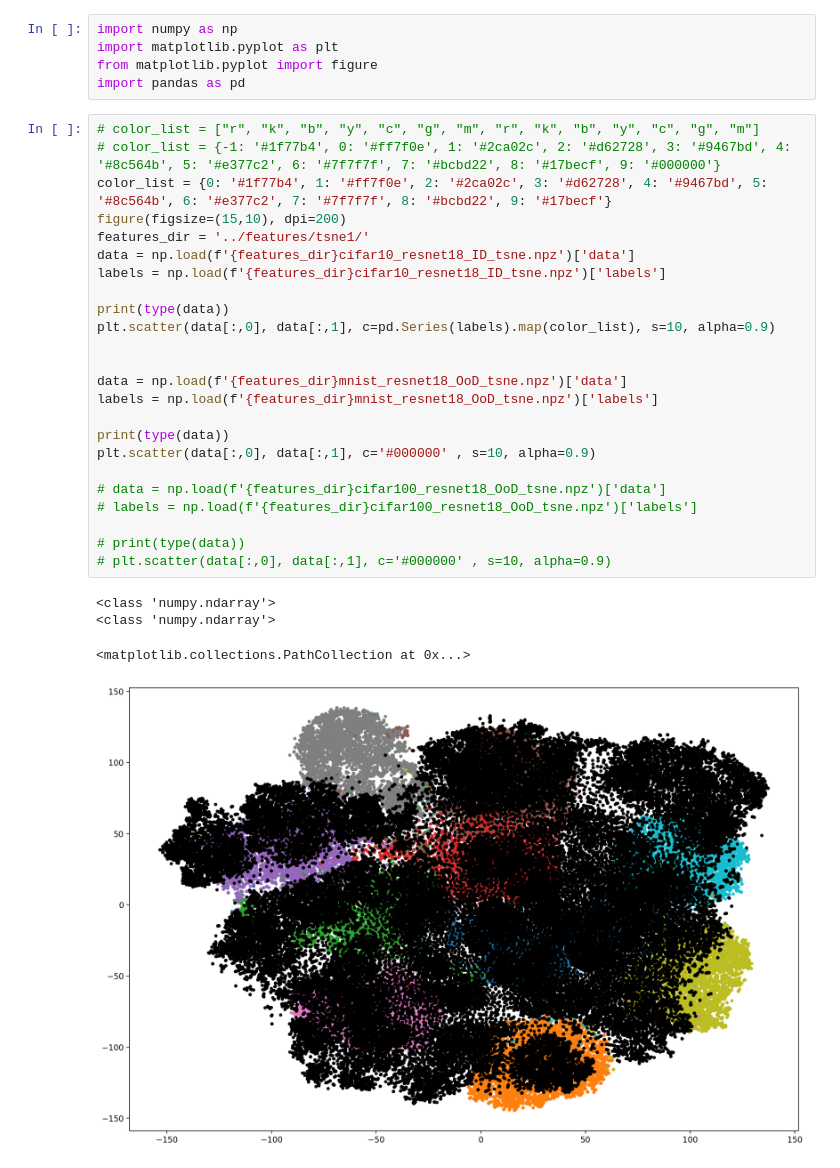
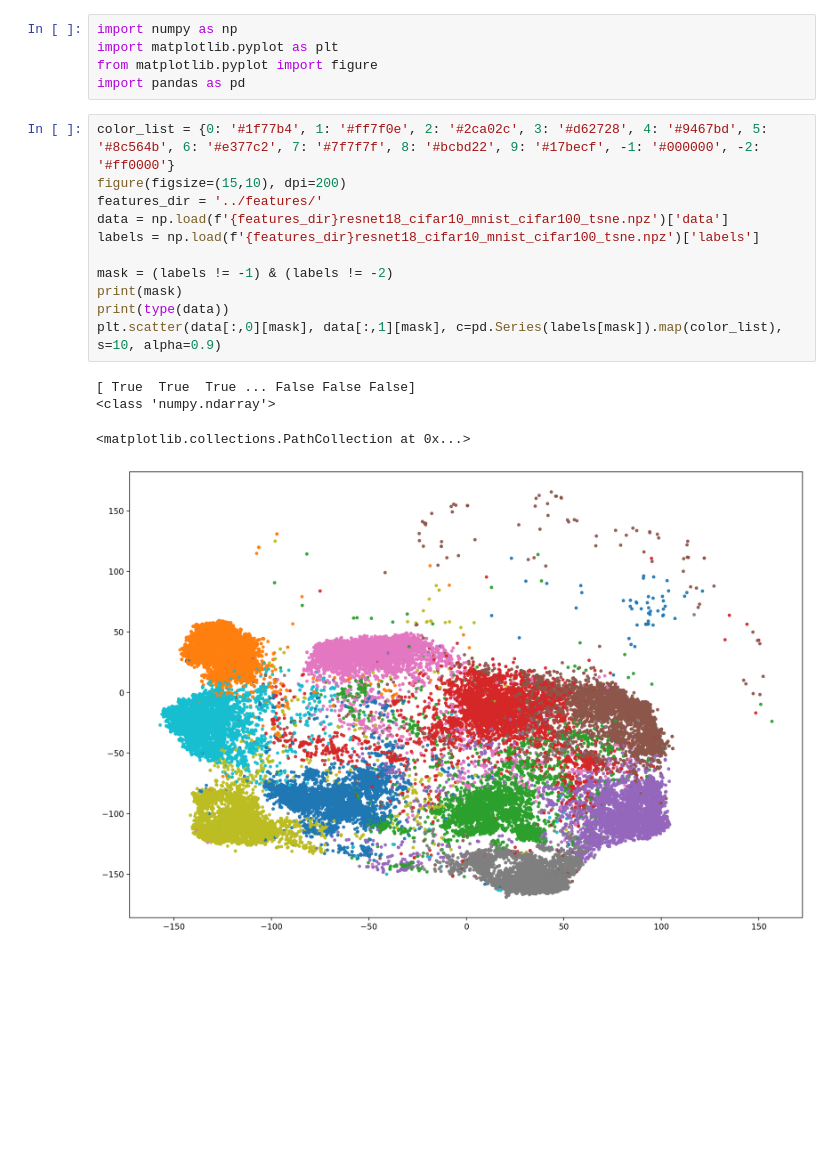
Before and after one commit to KonradBialek/near-far-ood, a Jupyter notebook: src/plot.ipynb, the cells around one changed output. Saved outputs shown, nothing was run; the diff lists cells and outputs as text; blank space fills up the shorter version.

```diff
--- a/src/plot.ipynb
+++ b/src/plot.ipynb
@@ -4,31 +4,18 @@ import matplotlib.pyplot as plt
 from matplotlib.pyplot import figure
 import pandas as pd
 # %%
-# color_list = ["r", "k", "b", "y", "c", "g", "m", "r", "k", "b", "y", "c", "g", "m"]
-# color_list = {-1: '#1f77b4', 0: '#ff7f0e', 1: '#2ca02c', 2: '#d62728', 3: '#9467bd', 4: '#8c564b', 5: '#e377c2', 6: '#7f7f7f', 7: '#bcbd22', 8: '#17becf', 9: '#000000'}
-color_list = {0: '#1f77b4', 1: '#ff7f0e', 2: '#2ca02c', 3: '#d62728', 4: '#9467bd', 5: '#8c564b', 6: '#e377c2', 7: '#7f7f7f', 8: '#bcbd22', 9: '#17becf'}
+color_list = {0: '#1f77b4', 1: '#ff7f0e', 2: '#2ca02c', 3: '#d62728', 4: '#9467bd', 5: '#8c564b', 6: '#e377c2', 7: '#7f7f7f', 8: '#bcbd22', 9: '#17becf', -1: '#000000', -2: '#ff0000'}
 figure(figsize=(15,10), dpi=200)
-features_dir = '../features/tsne1/'
-data = np.load(f'{features_dir}cifar10_resnet18_ID_tsne.npz')['data']
-labels = np.load(f'{features_dir}cifar10_resnet18_ID_tsne.npz')['labels']
+features_dir = '../features/'
+data = np.load(f'{features_dir}resnet18_cifar10_mnist_cifar100_tsne.npz')['data']
+labels = np.load(f'{features_dir}resnet18_cifar10_mnist_cifar100_tsne.npz')['labels']
 
+mask = (labels != -1) & (labels != -2)
+print(mask)
 print(type(data))
-plt.scatter(data[:,0], data[:,1], c=pd.Series(labels).map(color_list), s=10, alpha=0.9)
-
-
-data = np.load(f'{features_dir}mnist_resnet18_OoD_tsne.npz')['data']
-labels = np.load(f'{features_dir}mnist_resnet18_OoD_tsne.npz')['labels']
-
-print(type(data))
-plt.scatter(data[:,0], data[:,1], c='#000000' , s=10, alpha=0.9)
-
-# data = np.load(f'{features_dir}cifar100_resnet18_OoD_tsne.npz')['data']
-# labels = np.load(f'{features_dir}cifar100_resnet18_OoD_tsne.npz')['labels']
-
-# print(type(data))
-# plt.scatter(data[:,0], data[:,1], c='#000000' , s=10, alpha=0.9)
+plt.scatter(data[:,0][mask], data[:,1][mask], c=pd.Series(labels[mask]).map(color_list), s=10, alpha=0.9)
 # %% [output]
+[ True  True  True ... False False False]
 <class 'numpy.ndarray'>
-<class 'numpy.ndarray'>
 <matplotlib.collections.PathCollection at 0x...>
-[figure, old version]
+[figure, new version]
```
Also changed, not shown: 2 other files.
